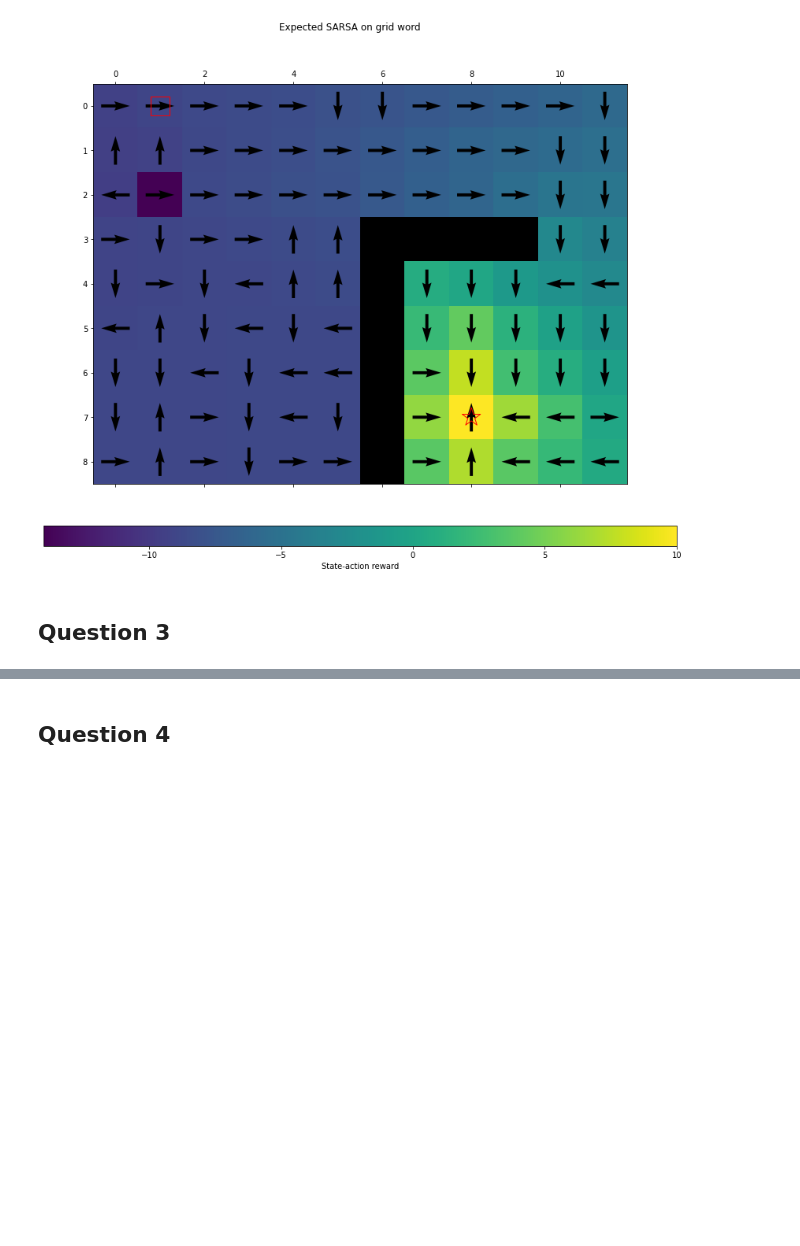
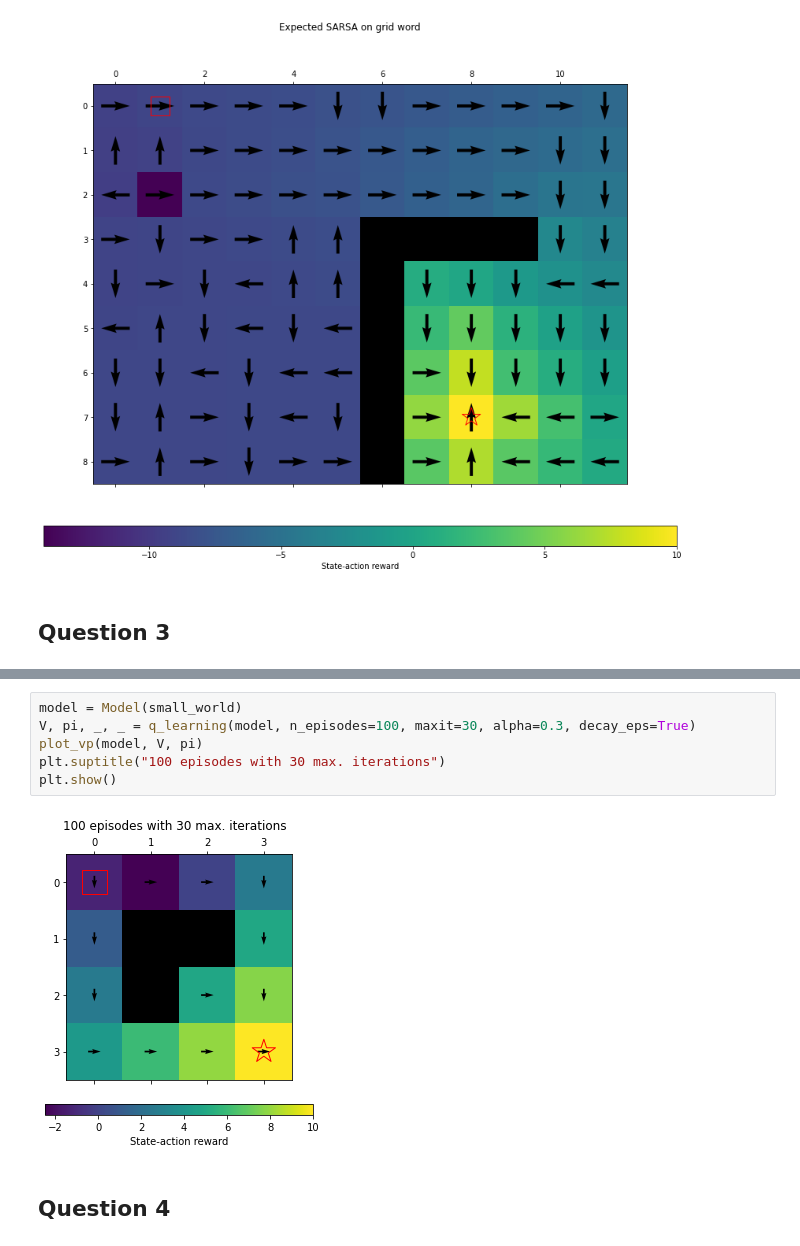
Before and after one commit to AlejandroSantorum/MPhil_MLMI_Cambridge, a Jupyter notebook: MLMI7-Reinforcement_Learning/Practical/code/coursework.ipynb, the cells around one changed output, grey strips where cells are left out. Drawn from its saved outputs; the diff is of its cells as text; blank space fills up the shorter version.

```diff
--- a/MLMI7-Reinforcement_Learning/Practical/code/coursework.ipynb
+++ b/MLMI7-Reinforcement_Learning/Practical/code/coursework.ipynb
@@ -246,3 +296,11 @@ plt.show()
+# %%
+model = Model(small_world)
+V, pi, _, _ = q_learning(model, n_episodes=100, maxit=30, alpha=0.3, decay_eps=True)
+plot_vp(model, V, pi)
+plt.suptitle("100 episodes with 30 max. iterations")
+plt.show()
+# %% [output]
+[figure, added]
 # %% [markdown]
 ## Question 4
 # %% [markdown]
```
Also changed, not shown: parts of 6 cells of this notebook, 40 other files.
